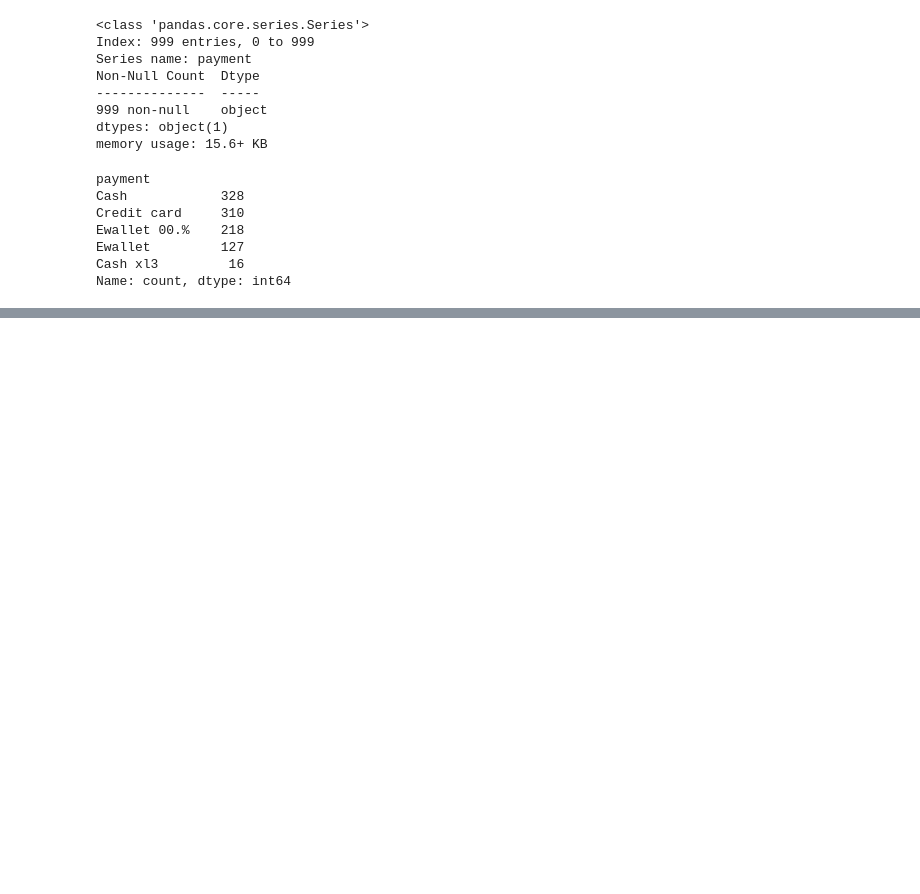
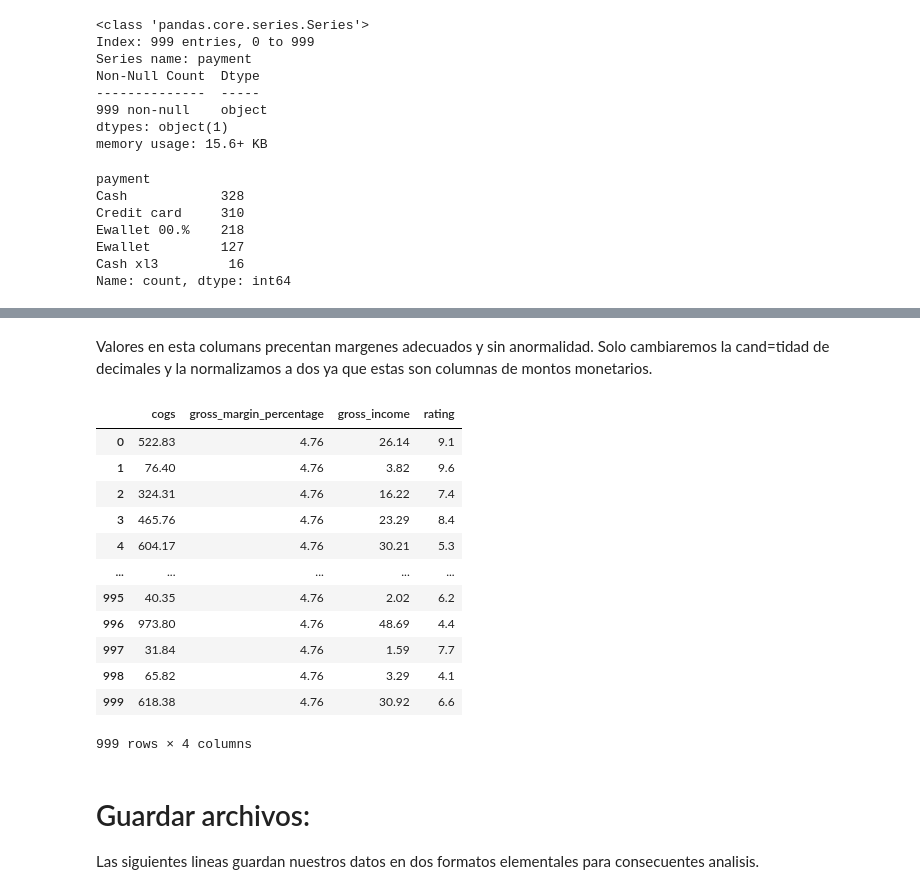
Before and after one commit to 4J-Consulting/FreshMarket-project, a Jupyter notebook: Proceso de limpieza/Verificasion y limpieza fresh-market.ipynb, the cells around one changed output, grey strips where cells are left out. Saved outputs shown, nothing was run; the diff lists cells and outputs as text; code cells hidden in the pictures; blank space fills up the shorter version.

Commit message:
Finalizacion de la limpieza y codigos para guardar archivos.

```diff
--- a/Proceso de limpieza/Verificasion y limpieza fresh-market.ipynb
+++ b/Proceso de limpieza/Verificasion y limpieza fresh-market.ipynb
@@ -394,4 +394,6 @@ Data columns (total 2 columns):
 dtypes: object(2)
 memory usage: 23.4+ KB
 # %%
-data
+# Cambiamos al formato fecha la columna date:
+
+data['date'] = pd.to_datetime(data['date'])
@@ -435,4 +446,4 @@ Name: count, dtype: int64
 # %%
 data['payment'] = data['payment'].replace("Ewallet 00.%","Ewallet")
 # %%
-data['payment'].value_counts()
+data['payment'] = data['payment'].replace("Cash xl3","Cash")
@@ -446,0 +488,25 @@ Name: count, dtype: int64
+# %% [markdown]
+Valores en esta columans precentan margenes adecuados y sin anormalidad.
+Solo cambiaremos la cand=tidad de decimales y la normalizamos a dos ya que estas son columnas de montos monetarios.
+# %%
+data[['cogs', 'gross_margin_percentage', 'gross_income','rating']] = data[['cogs', 'gross_margin_percentage', 'gross_income', 'rating']].round(2)
+# %%
+data[['cogs', 'gross_margin_percentage', 'gross_income',
+       'rating']]
+# %% [output]
+|  | cogs | gross_margin_percentage | gross_income | rating |
+| 0 | 522.83 | 4.76 | 26.14 | 9.1 |
+| 1 | 76.40 | 4.76 | 3.82 | 9.6 |
+| 2 | 324.31 | 4.76 | 16.22 | 7.4 |
+| 3 | 465.76 | 4.76 | 23.29 | 8.4 |
+| 4 | 604.17 | 4.76 | 30.21 | 5.3 |
+| ... | ... | ... | ... | ... |
+| 995 | 40.35 | 4.76 | 2.02 | 6.2 |
+| 996 | 973.80 | 4.76 | 48.69 | 4.4 |
+| 997 | 31.84 | 4.76 | 1.59 | 7.7 |
+| 998 | 65.82 | 4.76 | 3.29 | 4.1 |
+| 999 | 618.38 | 4.76 | 30.92 | 6.6 |
+999 rows × 4 columns
+# %% [markdown]
+# Guardar archivos:
+Las siguientes lineas guardan nuestros datos en dos formatos elementales para consecuentes analisis.
```
Also changed, not shown: parts of 15 cells of this notebook.
